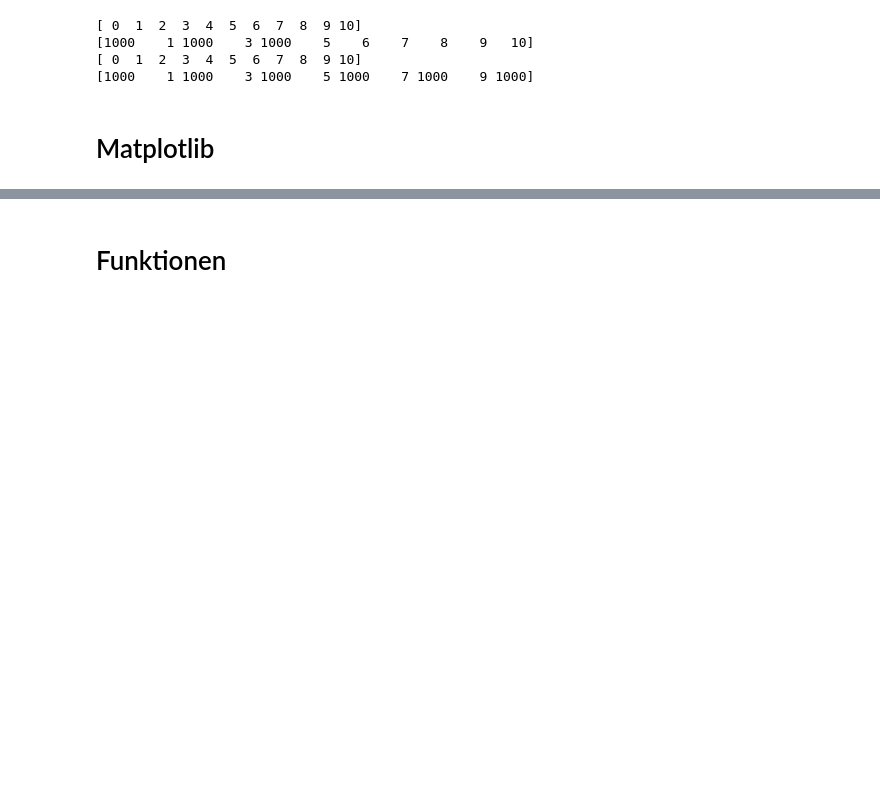
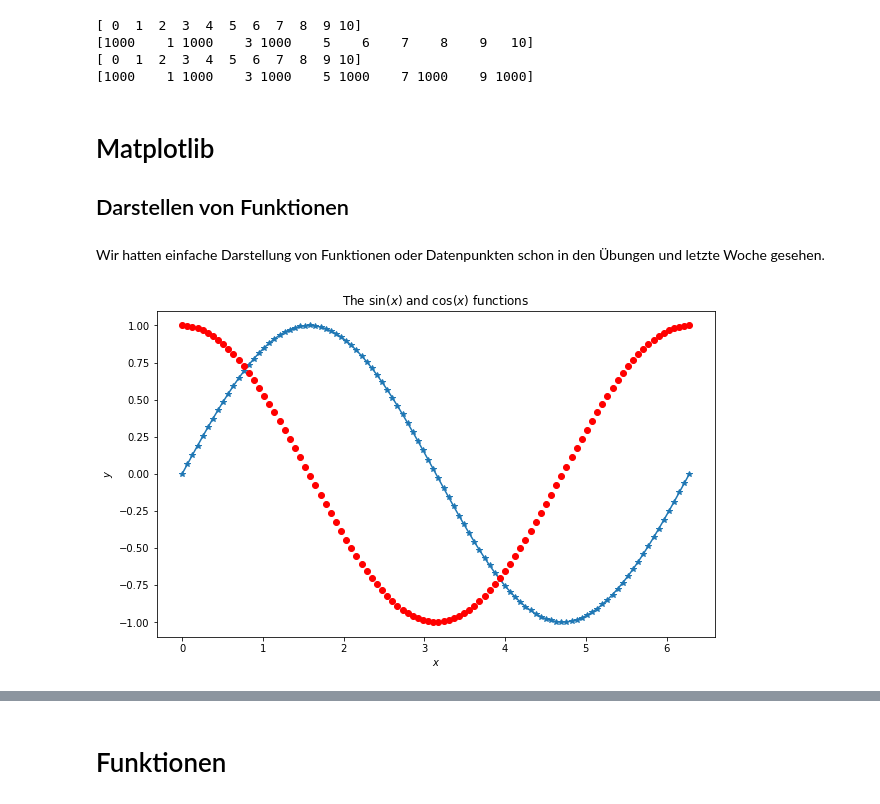
Before and after one commit to annikathiel/PythonLecture_WS1920, a Jupyter notebook: Vorlesung_03_Numpy-Fortsetzung.ipynb, the cells around one changed output, grey strips where cells are left out. Saved outputs shown, nothing was run; the diff lists cells and outputs as text; code cells hidden in the pictures; blank space fills up the shorter version.

Commit message:
Plots

```diff
--- a/Vorlesung_03_Numpy-Fortsetzung.ipynb
+++ b/Vorlesung_03_Numpy-Fortsetzung.ipynb
@@ -186,3 +186,28 @@ print(b)
 [1000    1 1000    3 1000    5 1000    7 1000    9 1000]
 # %% [markdown]
 # Matplotlib
+## Darstellen von Funktionen
+# %% [markdown]
+Wir hatten einfache Darstellung von Funktionen oder Datenpunkten schon in den Übungen und letzte Woche gesehen.
+# %%
+%matplotlib inline
+import matplotlib.pyplot as plt
+
+plt.figure(figsize=(10,6))
+
+# Note that you can use LaTeX in for labels, titles
+# etc.
+plt.xlabel(r"$x$")
+plt.ylabel(r"$y$")
+plt.title(r"The $\sin(x)$ and $\cos(x)$ functions")
+
+x = np.linspace(0.0, 2.0 * np.pi, 100)
+sinx = np.sin(x)
+cosx = np.cos(x)
+
+# a simple x-y plot
+plt.plot(x, sinx, "*-")
+plt.plot(x, cosx, "ro")
+plt.show()
+# %% [output]
+[figure, added]
```
Also changed, not shown: parts of 11 cells of this notebook.
